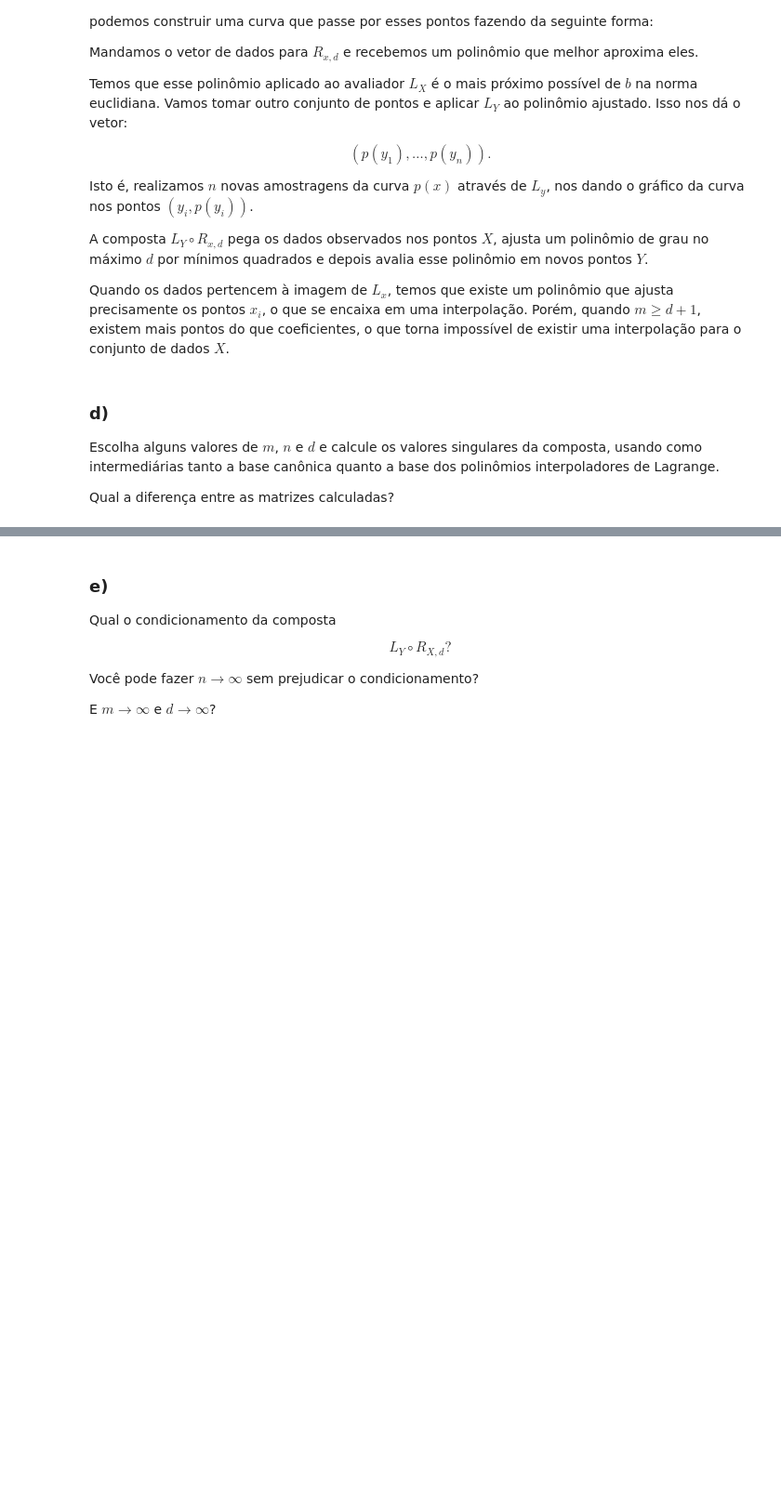
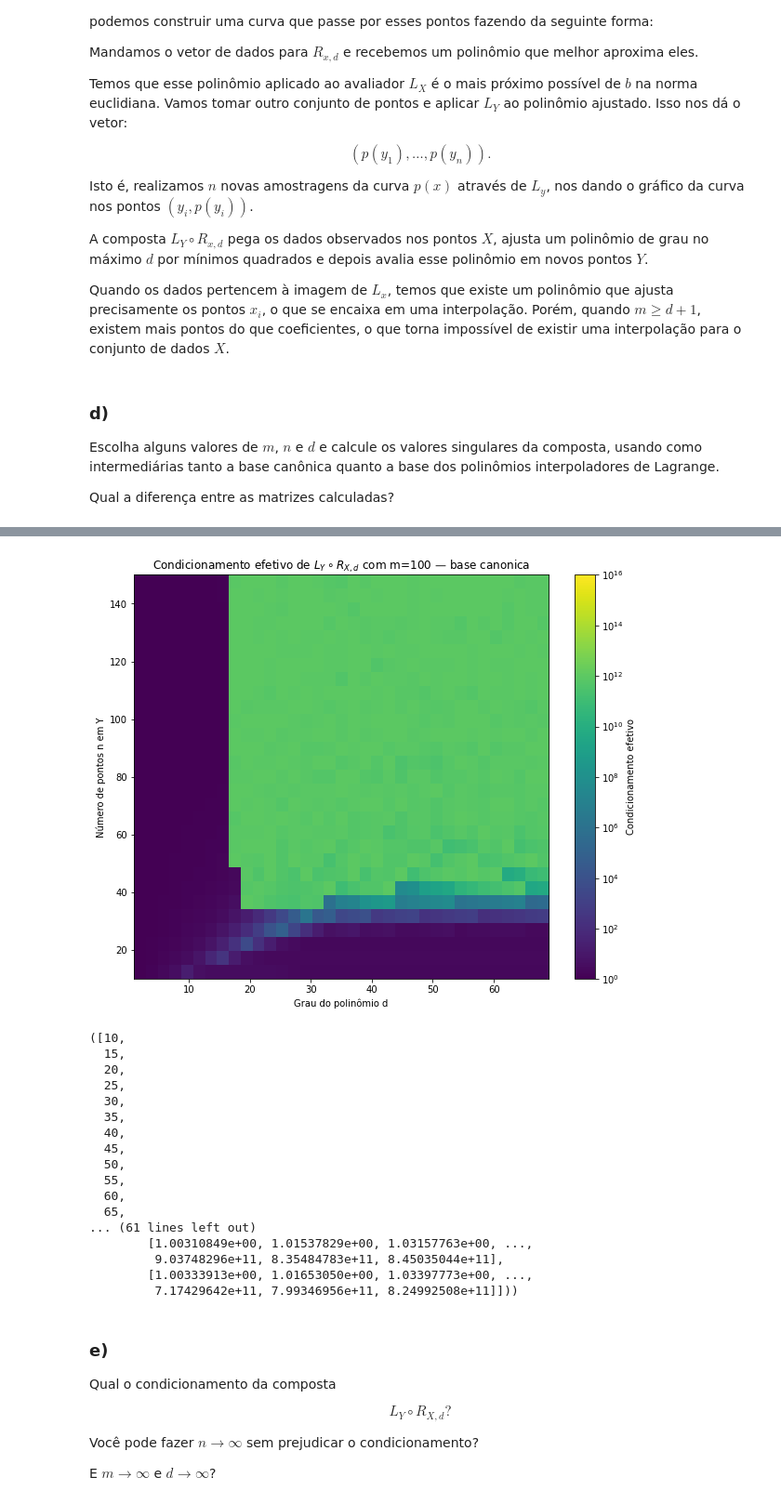
Before and after one commit to aliicerabello/fgv-aln-projeto3, a Jupyter notebook: q3.ipynb, the cells around one changed output, grey strips where cells are left out. Shown at 93% size. Saved outputs shown, nothing was run; the diff lists cells and outputs as text; code cells hidden in the pictures; blank space fills up the shorter version.

```diff
--- a/q3.ipynb
+++ b/q3.ipynb
@@ -228,0 +414,30 @@ Qual a diferença entre as matrizes calculadas?
+# %%
+heatmap_composta_m_fixo(
+    m=100,
+    n_min=10,
+    n_max=150,
+    passo_n=5,
+    d_min=1,
+    d_max=69,
+    passo_d=2,
+    base="canonica"
+)
+# %% [output]
+[figure, added]
+([10,
+  15,
+  20,
+  25,
+  30,
+  35,
+  40,
+  45,
+  50,
+  55,
+  60,
+  65,
+... (61 lines left out)
+        [1.00310849e+00, 1.01537829e+00, 1.03157763e+00, ...,
+         9.03748296e+11, 8.35484783e+11, 8.45035044e+11],
+        [1.00333913e+00, 1.01653050e+00, 1.03397773e+00, ...,
+         7.17429642e+11, 7.99346956e+11, 8.24992508e+11]]))
```
Also changed, not shown: parts of 5 cells of this notebook, 1 other file.
